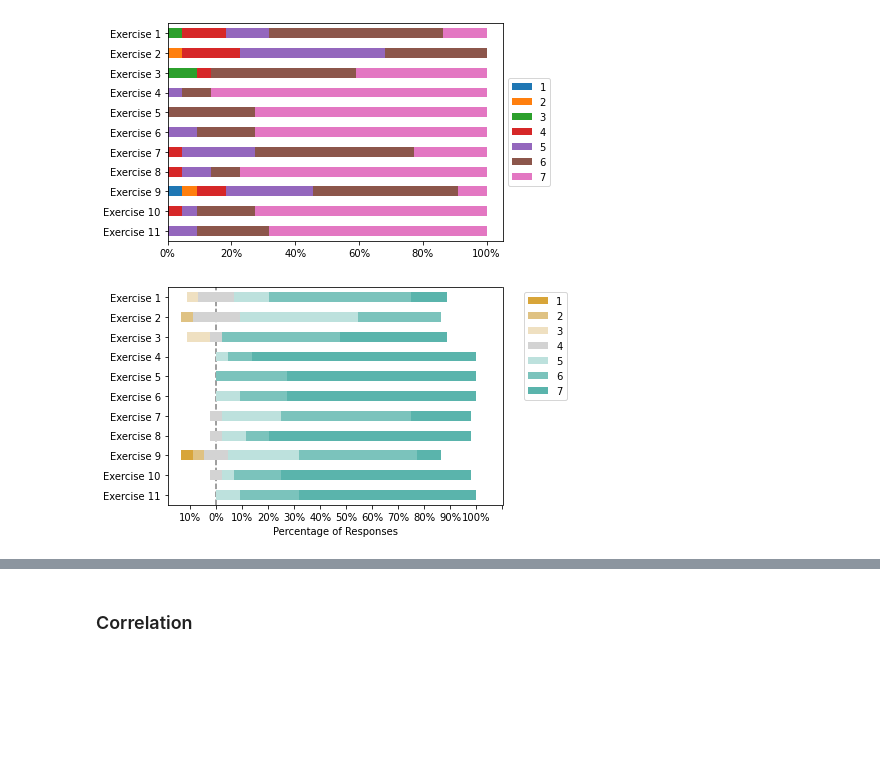
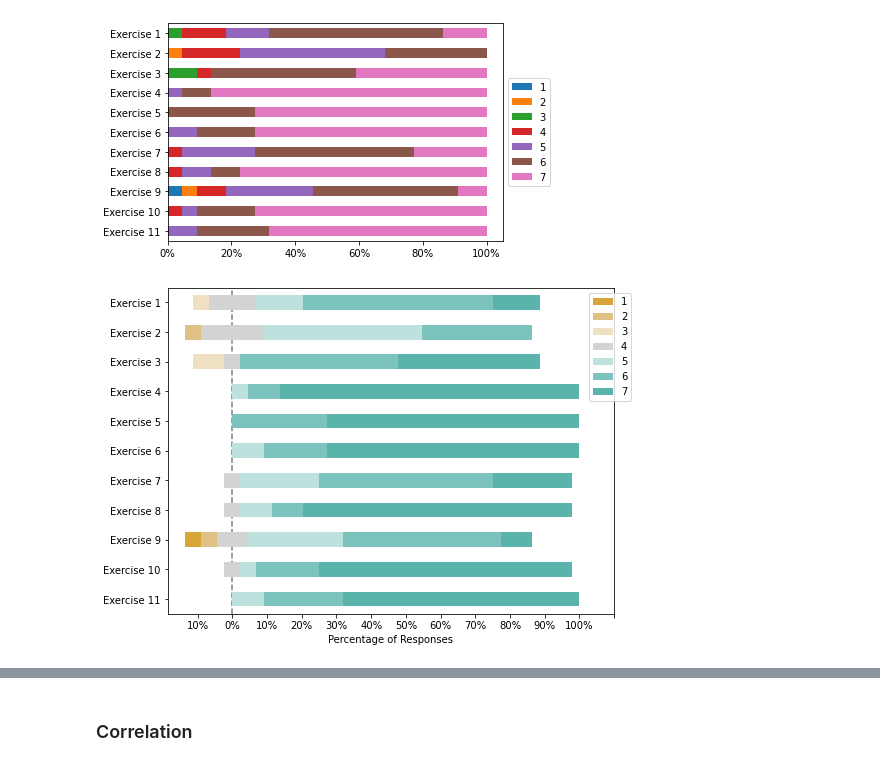
Before and after one commit to YanuX-Framework/YanuX-Cruncher, a Jupyter notebook: YanuXSkeletronUserStudy.ipynb, the cells around one changed output, grey strips where cells are left out. Drawn from its saved outputs; the diff is of its cells as text; code cells hidden in the pictures; blank space fills up the shorter version.

Commit message:
- More work on the notebooks creating some beautiful plots

```diff
--- a/YanuXSkeletronUserStudy.ipynb
+++ b/YanuXSkeletronUserStudy.ipynb
@@ -1725,6 +1725,7 @@ ax.xaxis.set_major_formatter(ticker.PercentFormatter())
 # %% [output]
 [figure]
 # %%
-plot_likert.plot_likert(data_seq, np.arange(1,8), plot_percentage=True, colors=plot_likert.colors.likert7);
+ax = plot_likert.plot_likert(data_seq, np.arange(1,8), plot_percentage=True, colors=plot_likert.colors.likert7, figsize=(8,6));
+ax.figure.savefig('out/yanux-skeletron-seq.pdf', bbox_inches='tight')
 # %% [output]
-[figure, old version]
+[figure, new version]
```
Also changed, not shown: parts of 15 cells of this notebook, 3 other files.
